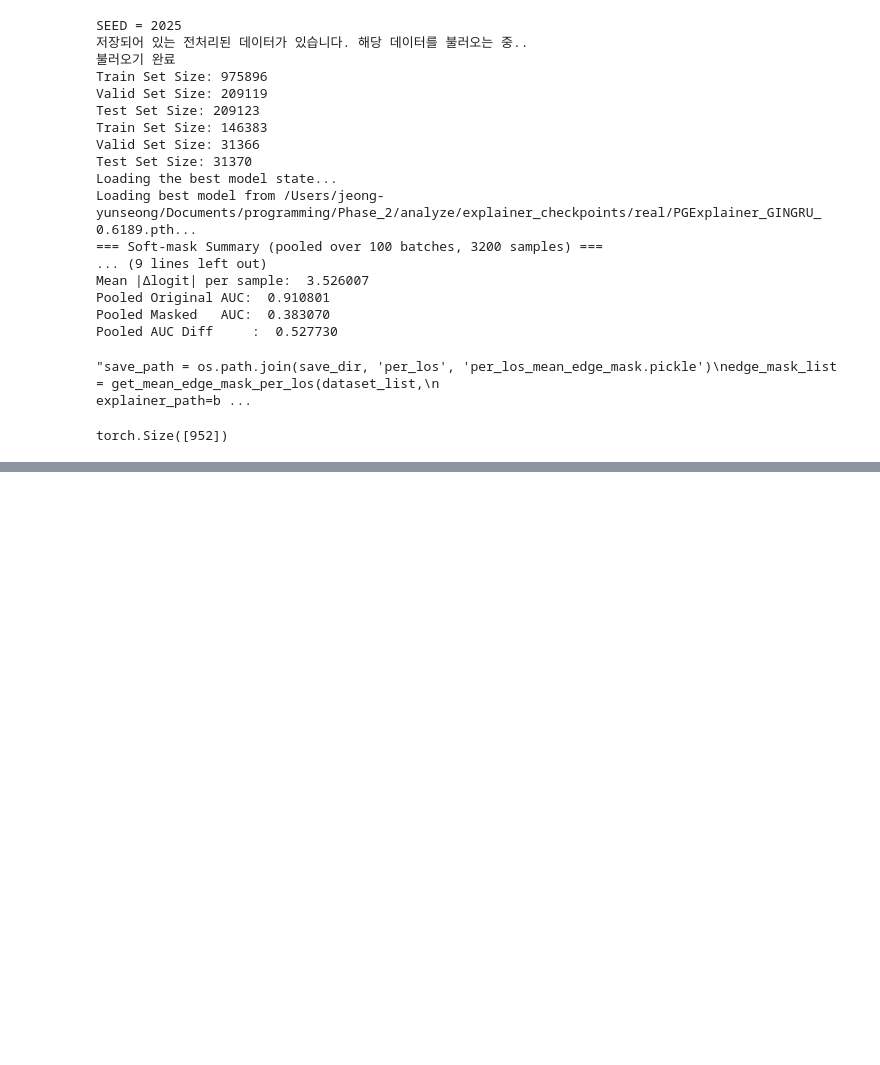
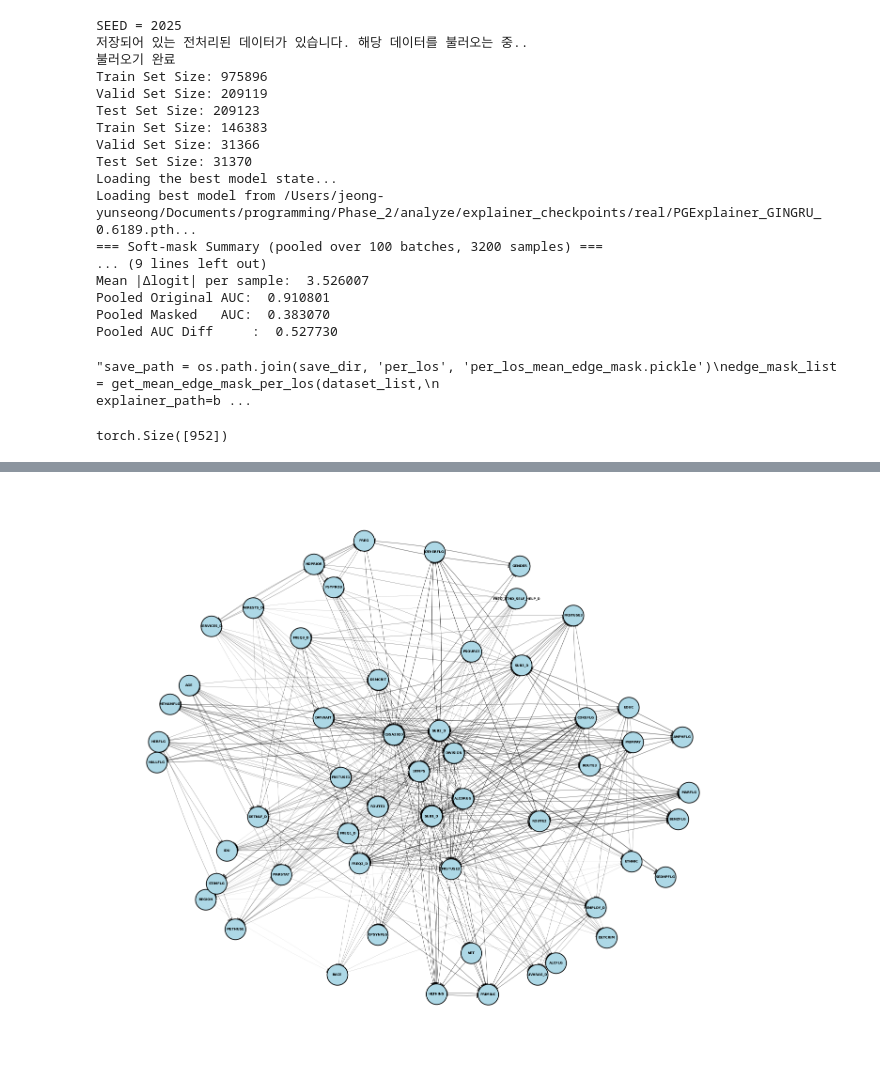
Before and after one commit to loveiscomplicated/GNN_phase_2, a Jupyter notebook: analyze/edge_mask_mean_analyse.ipynb, the cells around one changed output, grey strips where cells are left out. Saved outputs shown, nothing was run; the diff lists cells and outputs as text; code cells hidden in the pictures; blank space fills up the shorter version.

```diff
--- a/analyze/edge_mask_mean_analyse.ipynb
+++ b/analyze/edge_mask_mean_analyse.ipynb
@@ -455,0 +535,7 @@ edge_index_single = mi_edge_index_batched(
+# %%
+import os
+cur_dir = os.getcwd()
+edge_importance = os.path.join(cur_dir, '..', 'resources', 'PGExplainer_edge_importance_discharge.txt')
+draw_star_network(edge_importance)
+# %% [output]
+[figure, added]
```
Also changed, not shown: parts of 3 cells of this notebook, 12 other files.
